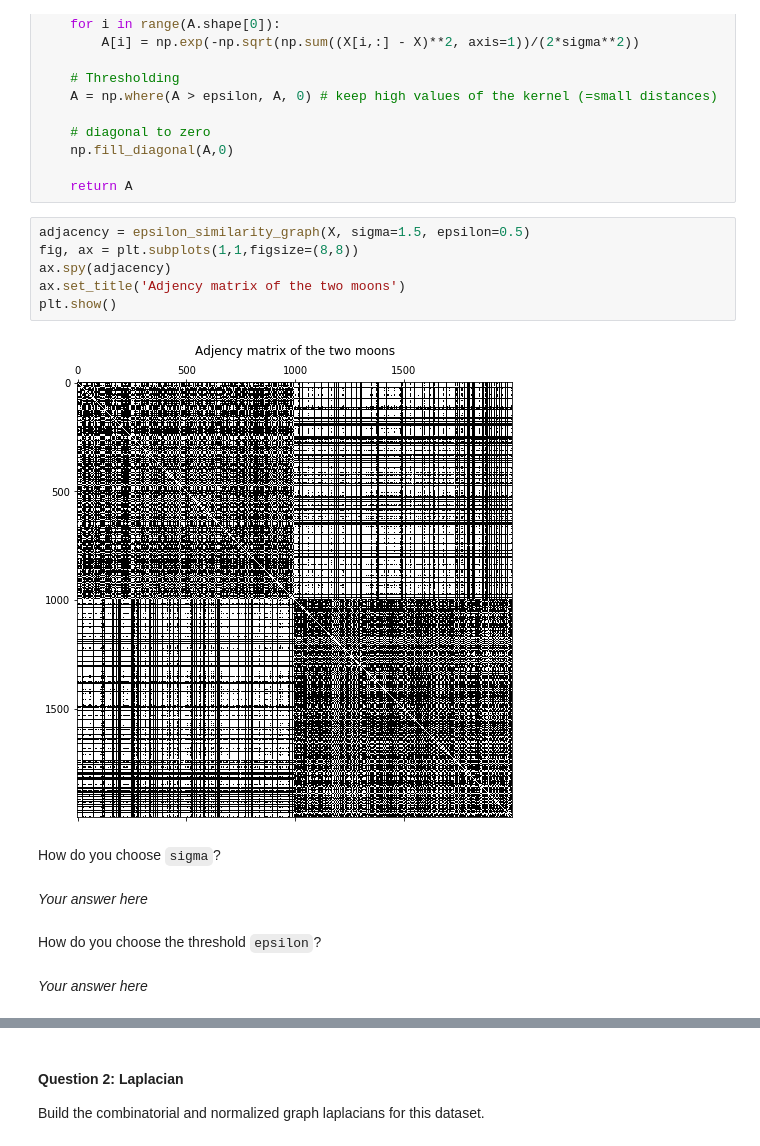
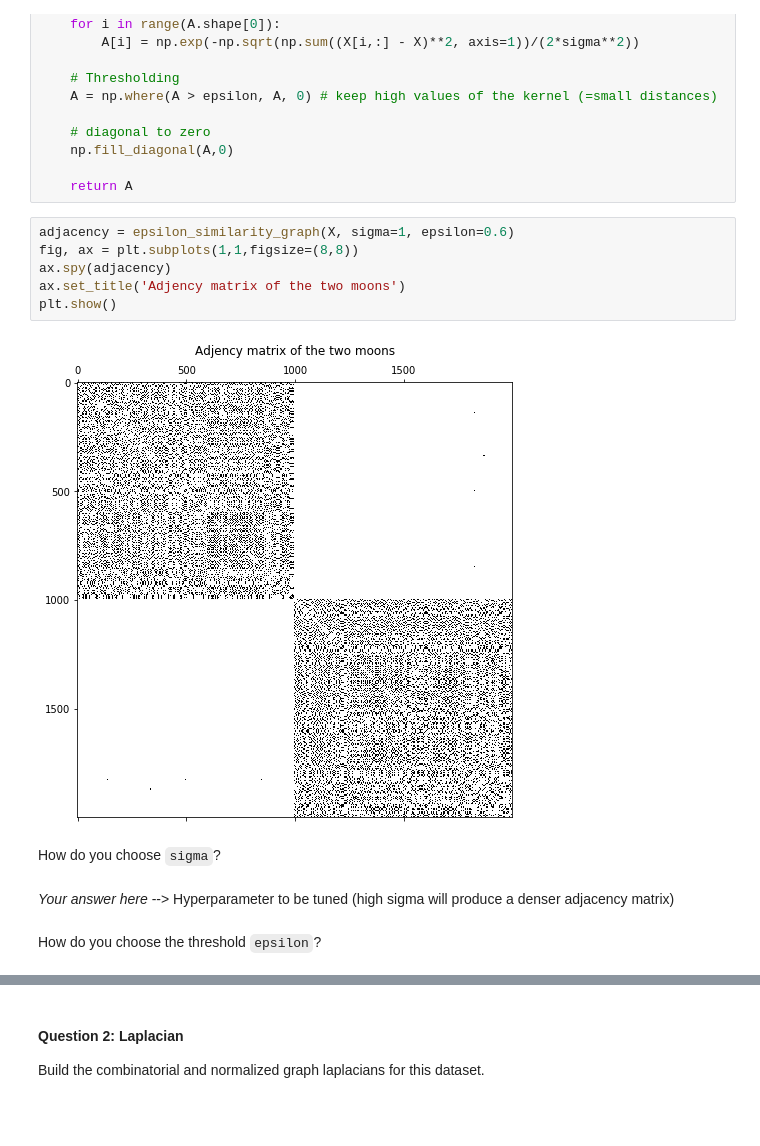
Before and after one commit to antoine-spahr/NTDS, a Jupyter notebook: Assignments/2_learning_with_graphs.ipynb, the cells around one changed output, grey strips where cells are left out. Cells and saved outputs as stored; diff of their text form; blank space fills up the shorter version.

```diff
--- a/Assignments/2_learning_with_graphs.ipynb
+++ b/Assignments/2_learning_with_graphs.ipynb
@@ -82,18 +84,16 @@ def epsilon_similarity_graph(X: np.ndarray, sigma=1, epsilon=0):
 
     return A
 # %%
-adjacency = epsilon_similarity_graph(X, sigma=1.5, epsilon=0.5)
+adjacency = epsilon_similarity_graph(X, sigma=1, epsilon=0.6)
 fig, ax = plt.subplots(1,1,figsize=(8,8))
 ax.spy(adjacency)
 ax.set_title('Adjency matrix of the two moons')
 plt.show()
 # %% [output]
-[figure, old version]
+[figure, new version]
 # %% [markdown]
 How do you choose `sigma`?
-# %% [markdown]
-*Your answer here*
+# %% [markdown]
+*Your answer here* --> Hyperparameter to be tuned (high sigma will produce a denser adjacency matrix)
 # %% [markdown]
 How do you choose the threshold `epsilon`?
-# %% [markdown]
-*Your answer here*
```
Also changed, not shown: parts of 16 cells of this notebook, 1 other file.
